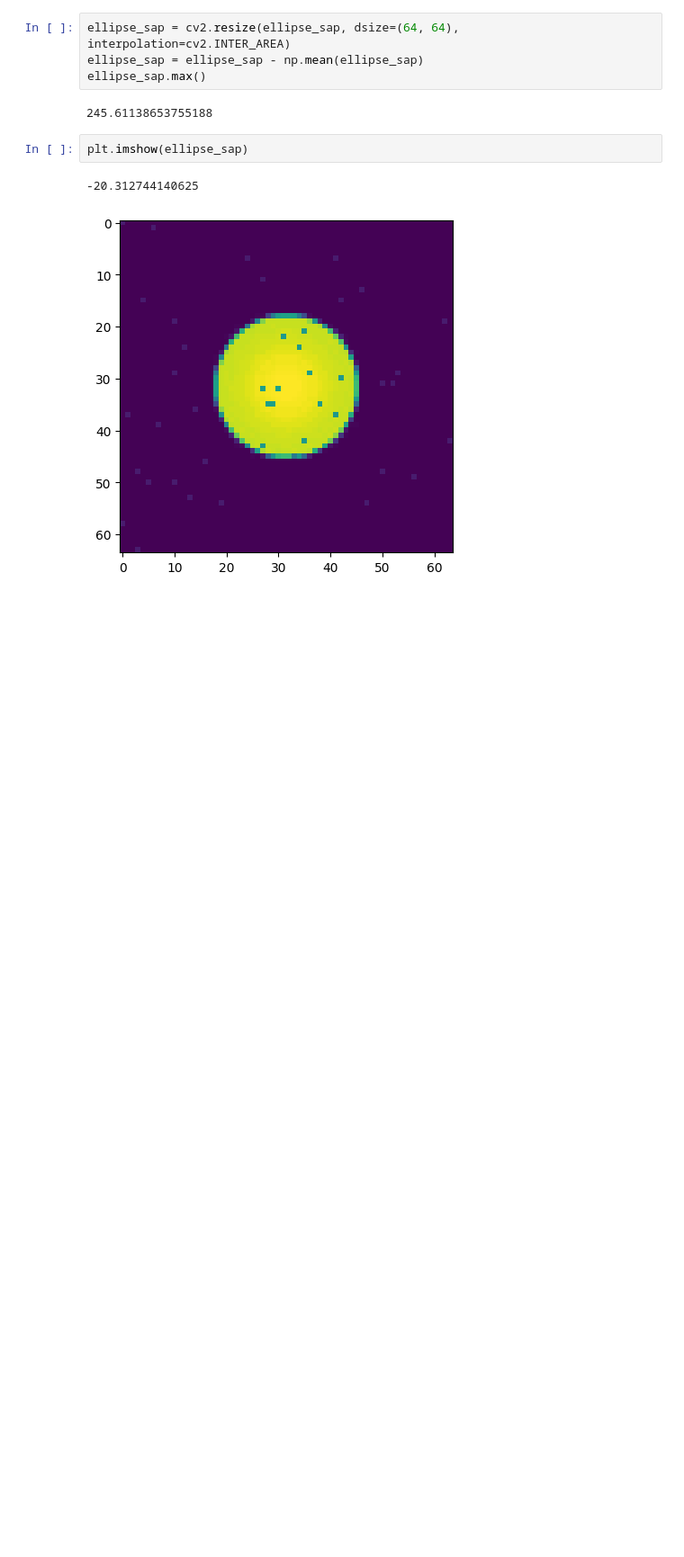
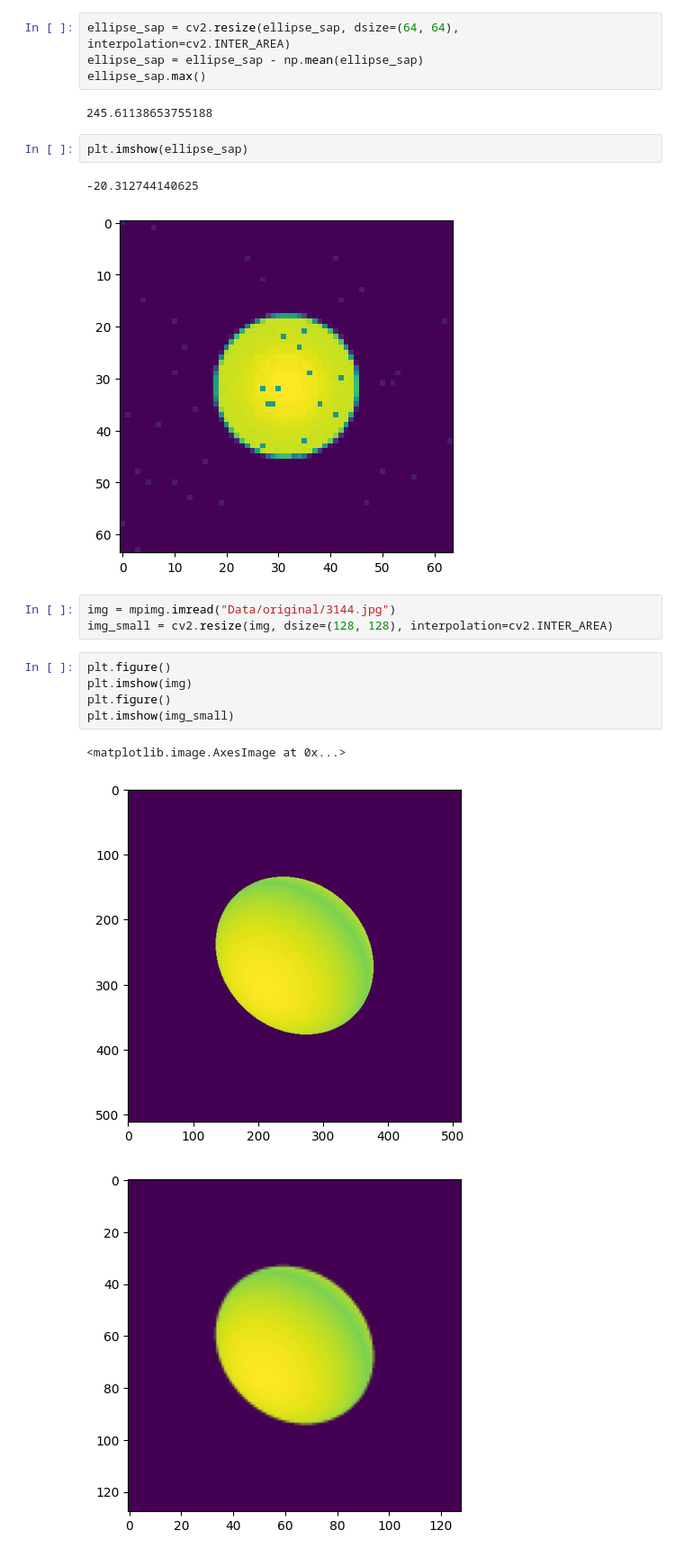
Before and after one commit to Yurivanderburg/II_GAN, a Jupyter notebook: ellipsoids/Tests.ipynb, the cells around one changed output. Shown at 90% size. Saved outputs shown, nothing was run; the diff lists cells and outputs as text; blank space fills up the shorter version.

```diff
--- a/ellipsoids/Tests.ipynb
+++ b/ellipsoids/Tests.ipynb
@@ -66,3 +66,15 @@ plt.imshow(ellipse_sap)
 # %% [output]
 -20.312744140625
 [figure]
+# %%
+img = mpimg.imread("Data/original/3144.jpg")
+img_small = cv2.resize(img, dsize=(128, 128), interpolation=cv2.INTER_AREA)
+# %%
+plt.figure()
+plt.imshow(img)
+plt.figure()
+plt.imshow(img_small)
+# %% [output]
+<matplotlib.image.AxesImage at 0x...>
+[figure, added]
+[figure, added]
```
Also changed, not shown: parts of 3 cells of this notebook, 11 other files.
